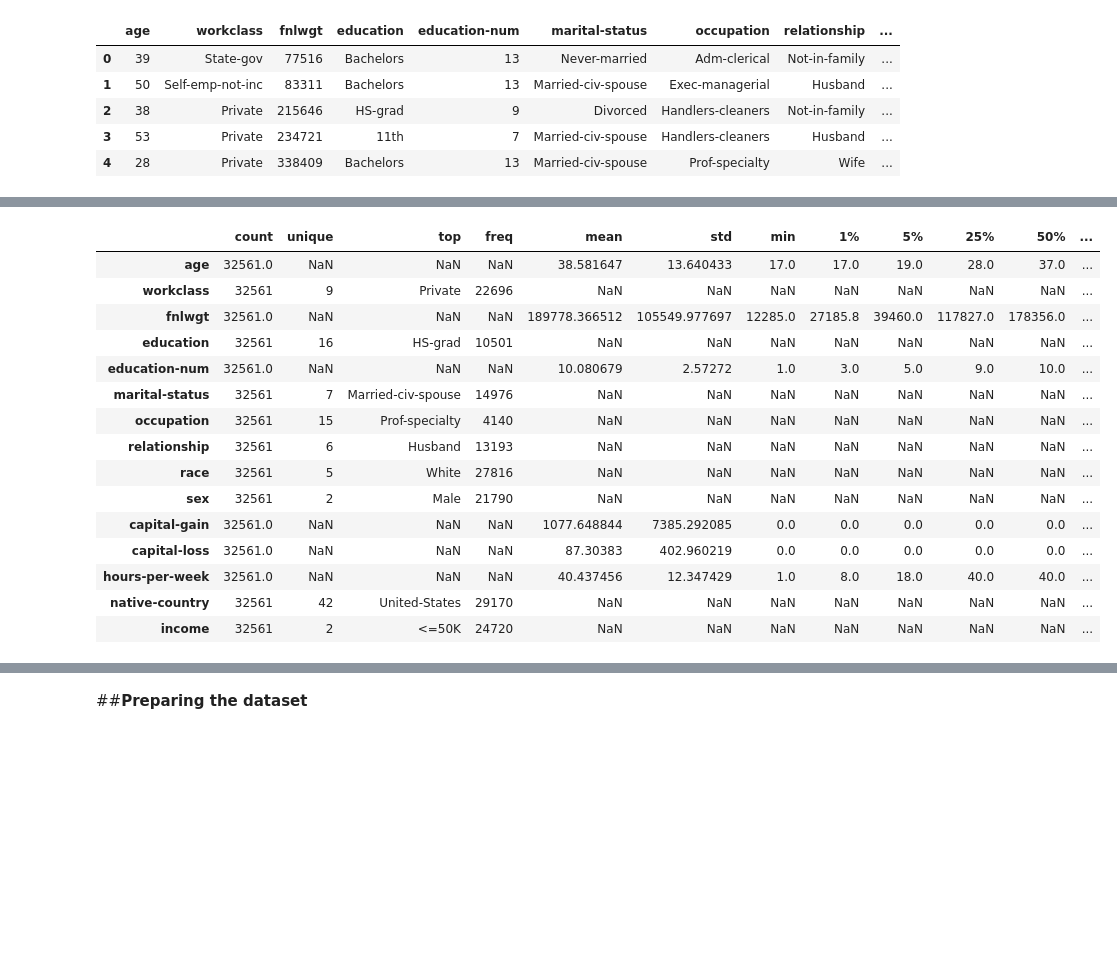
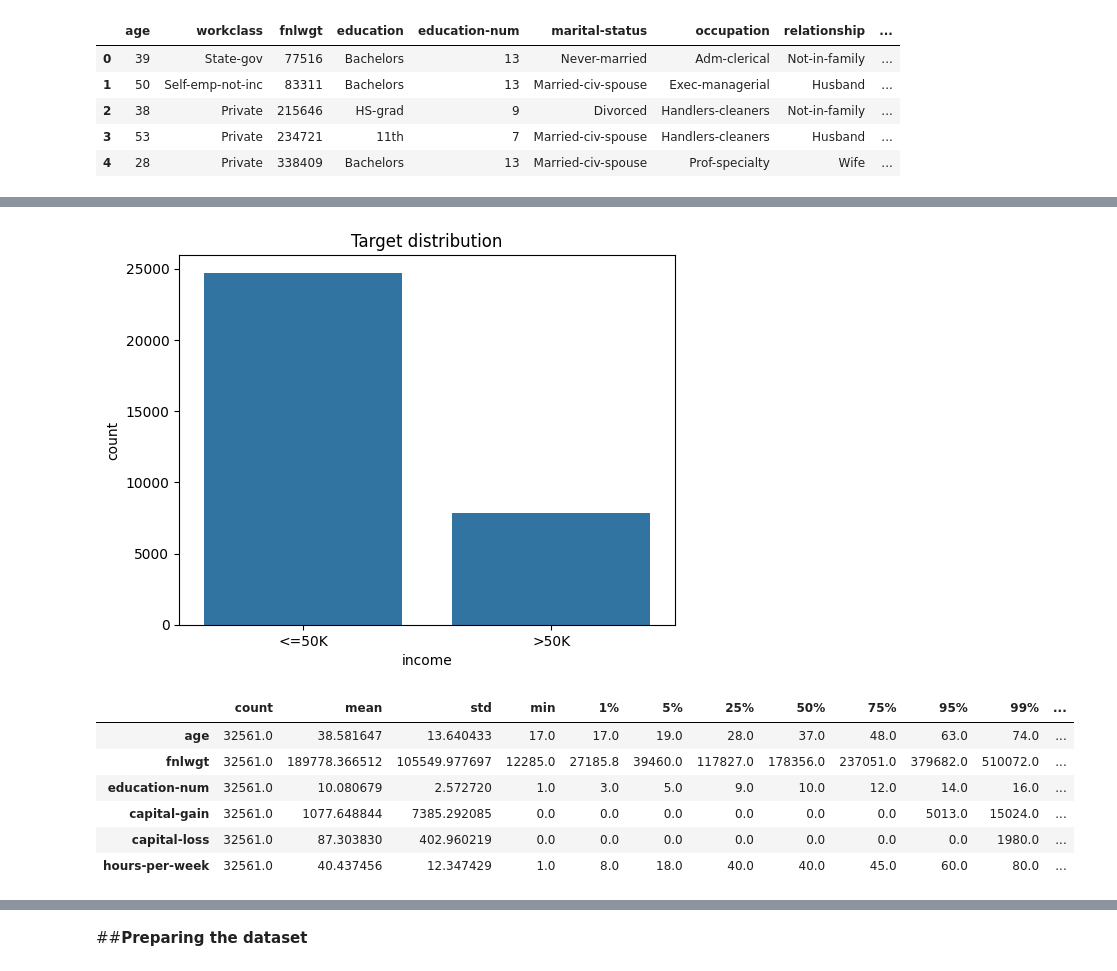
Before and after one commit to bogdan-kovalchuk/course-ml-zoomcamp, a Jupyter notebook: 07-midterm_project/07-midterm project.ipynb, the cells around one changed output, grey strips where cells are left out. Cells and saved outputs as stored; diff of their text form; code cells hidden in the pictures; blank space fills up the shorter version.

```diff
--- a/07-midterm_project/07-midterm project.ipynb
+++ b/07-midterm_project/07-midterm project.ipynb
@@ -106,0 +69,4 @@ memory usage: 3.7+ MB
+# %%
+# Clean whitespace and missing values
+df = df.apply(lambda x: x.str.strip() if x.dtype == "object" else x)
+df = df.replace("?", np.nan)
@@ -107,19 +116,18 @@ memory usage: 3.7+ MB
+# %%
+# Quick look at target balance
+sns.countplot(x='income', data=df)
+plt.title("Target distribution")
+plt.show()
+# %% [output]
+[figure, added]
 # %%
-df.describe(include='all', percentiles=[.01,.05,.25,.5,.75,.95,.99]).T
+# Numeric summary
+df.describe(percentiles=[.01, .05, .25, .5, .75, .95, .99]).T
 # %% [output]
-|  | count | unique | top | freq | mean | std | min | 1% | 5% | 25% | 50% | ... |
-| age | 32561.0 | NaN | NaN | NaN | 38.581647 | 13.640433 | 17.0 | 17.0 | 19.0 | 28.0 | 37.0 | ... |
-| workclass | 32561 | 9 | Private | 22696 | NaN | NaN | NaN | NaN | NaN | NaN | NaN | ... |
-| fnlwgt | 32561.0 | NaN | NaN | NaN | 189778.366512 | 105549.977697 | 12285.0 | 27185.8 | 39460.0 | 117827.0 | 178356.0 | ... |
-| education | 32561 | 16 | HS-grad | 10501 | NaN | NaN | NaN | NaN | NaN | NaN | NaN | ... |
-| education-num | 32561.0 | NaN | NaN | NaN | 10.080679 | 2.57272 | 1.0 | 3.0 | 5.0 | 9.0 | 10.0 | ... |
-| marital-status | 32561 | 7 | Married-civ-spouse | 14976 | NaN | NaN | NaN | NaN | NaN | NaN | NaN | ... |
-| occupation | 32561 | 15 | Prof-specialty | 4140 | NaN | NaN | NaN | NaN | NaN | NaN | NaN | ... |
-| relationship | 32561 | 6 | Husband | 13193 | NaN | NaN | NaN | NaN | NaN | NaN | NaN | ... |
-| race | 32561 | 5 | White | 27816 | NaN | NaN | NaN | NaN | NaN | NaN | NaN | ... |
-| sex | 32561 | 2 | Male | 21790 | NaN | NaN | NaN | NaN | NaN | NaN | NaN | ... |
-| capital-gain | 32561.0 | NaN | NaN | NaN | 1077.648844 | 7385.292085 | 0.0 | 0.0 | 0.0 | 0.0 | 0.0 | ... |
-| capital-loss | 32561.0 | NaN | NaN | NaN | 87.30383 | 402.960219 | 0.0 | 0.0 | 0.0 | 0.0 | 0.0 | ... |
-| hours-per-week | 32561.0 | NaN | NaN | NaN | 40.437456 | 12.347429 | 1.0 | 8.0 | 18.0 | 40.0 | 40.0 | ... |
-| native-country | 32561 | 42 | United-States | 29170 | NaN | NaN | NaN | NaN | NaN | NaN | NaN | ... |
-| income | 32561 | 2 | <=50K | 24720 | NaN | NaN | NaN | NaN | NaN | NaN | NaN | ... |
+|  | count | mean | std | min | 1% | 5% | 25% | 50% | 75% | 95% | 99% | ... |
+| age | 32561.0 | 38.581647 | 13.640433 | 17.0 | 17.0 | 19.0 | 28.0 | 37.0 | 48.0 | 63.0 | 74.0 | ... |
+| fnlwgt | 32561.0 | 189778.366512 | 105549.977697 | 12285.0 | 27185.8 | 39460.0 | 117827.0 | 178356.0 | 237051.0 | 379682.0 | 510072.0 | ... |
+| education-num | 32561.0 | 10.080679 | 2.572720 | 1.0 | 3.0 | 5.0 | 9.0 | 10.0 | 12.0 | 14.0 | 16.0 | ... |
+| capital-gain | 32561.0 | 1077.648844 | 7385.292085 | 0.0 | 0.0 | 0.0 | 0.0 | 0.0 | 0.0 | 5013.0 | 15024.0 | ... |
+| capital-loss | 32561.0 | 87.303830 | 402.960219 | 0.0 | 0.0 | 0.0 | 0.0 | 0.0 | 0.0 | 0.0 | 1980.0 | ... |
+| hours-per-week | 32561.0 | 40.437456 | 12.347429 | 1.0 | 8.0 | 18.0 | 40.0 | 40.0 | 45.0 | 60.0 | 80.0 | ... |
```
Also changed, not shown: parts of 33 cells of this notebook.
